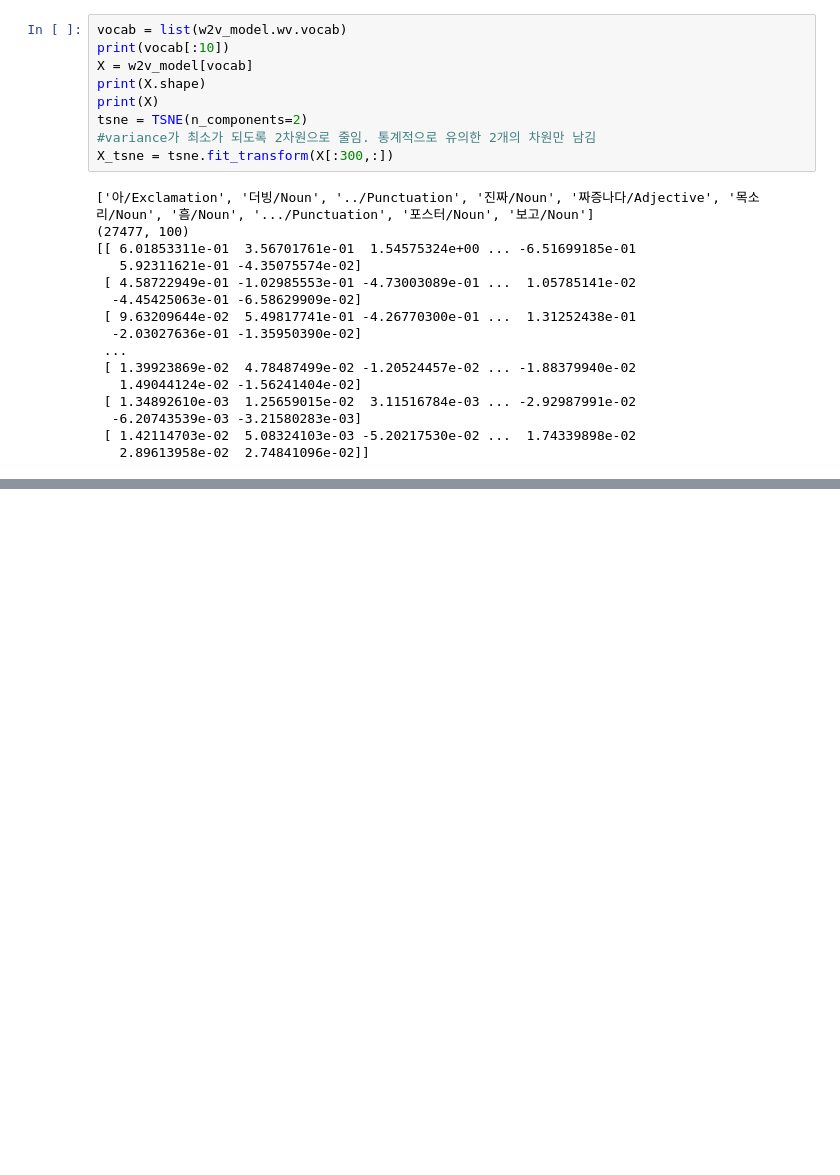
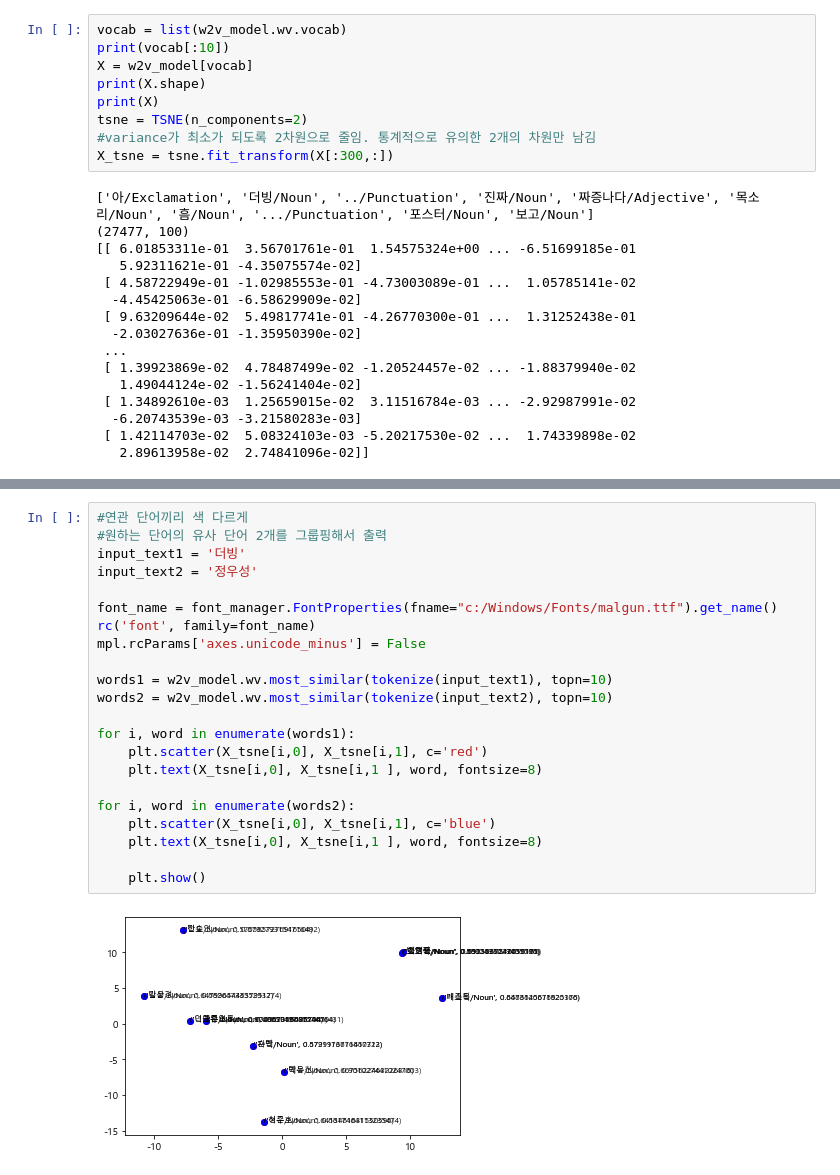
Before and after one commit to dy5299/TIL, a Jupyter notebook: 202001/200210_day22_word2vec.ipynb, the cells around one changed output, grey strips where cells are left out. Saved outputs shown, nothing was run; the diff lists cells and outputs as text; blank space fills up the shorter version.

Commit message:
visualizing

```diff
--- a/202001/200210_day22_word2vec.ipynb
+++ b/202001/200210_day22_word2vec.ipynb
@@ -250,0 +250,24 @@ plt.savefig('nlp/out.png', dpi=200)
+# %%
+#연관 단어끼리 색 다르게
+#원하는 단어의 유사 단어 2개를 그룹핑해서 출력
+input_text1 = '더빙'
+input_text2 = '정우성'
+
+font_name = font_manager.FontProperties(fname="c:/Windows/Fonts/malgun.ttf").get_name()
+rc('font', family=font_name)
+mpl.rcParams['axes.unicode_minus'] = False
+
+words1 = w2v_model.wv.most_similar(tokenize(input_text1), topn=10)
+words2 = w2v_model.wv.most_similar(tokenize(input_text2), topn=10)
+
+for i, word in enumerate(words1):
+    plt.scatter(X_tsne[i,0], X_tsne[i,1], c='red')
+    plt.text(X_tsne[i,0], X_tsne[i,1 ], word, fontsize=8)
+
+for i, word in enumerate(words2):
+    plt.scatter(X_tsne[i,0], X_tsne[i,1], c='blue')
+    plt.text(X_tsne[i,0], X_tsne[i,1 ], word, fontsize=8)
+
+    plt.show()
+# %% [output]
+[figure, added]
```
Also changed, not shown: parts of 3 cells of this notebook, 3 other files.
